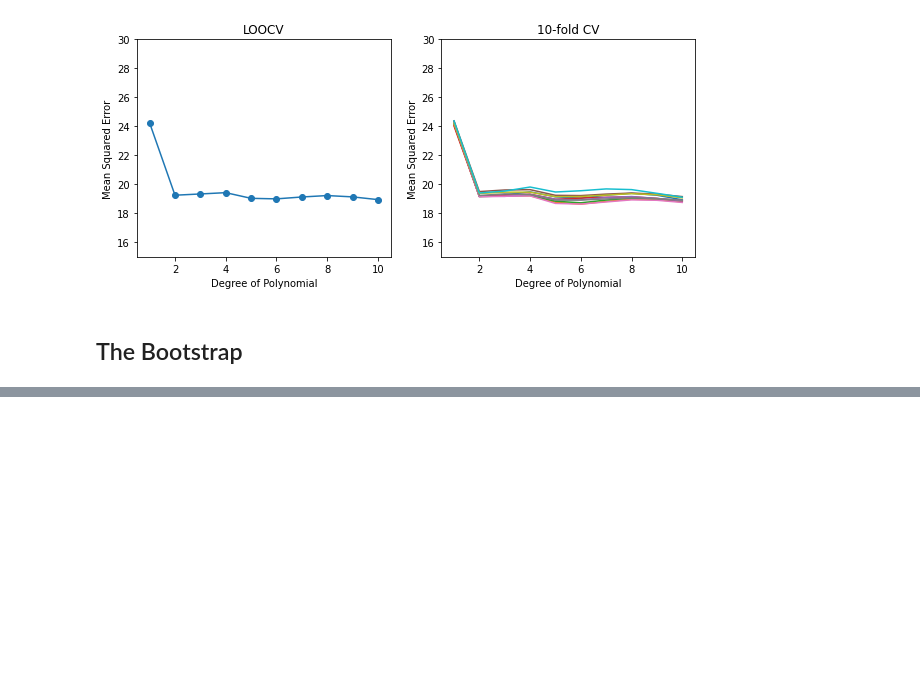
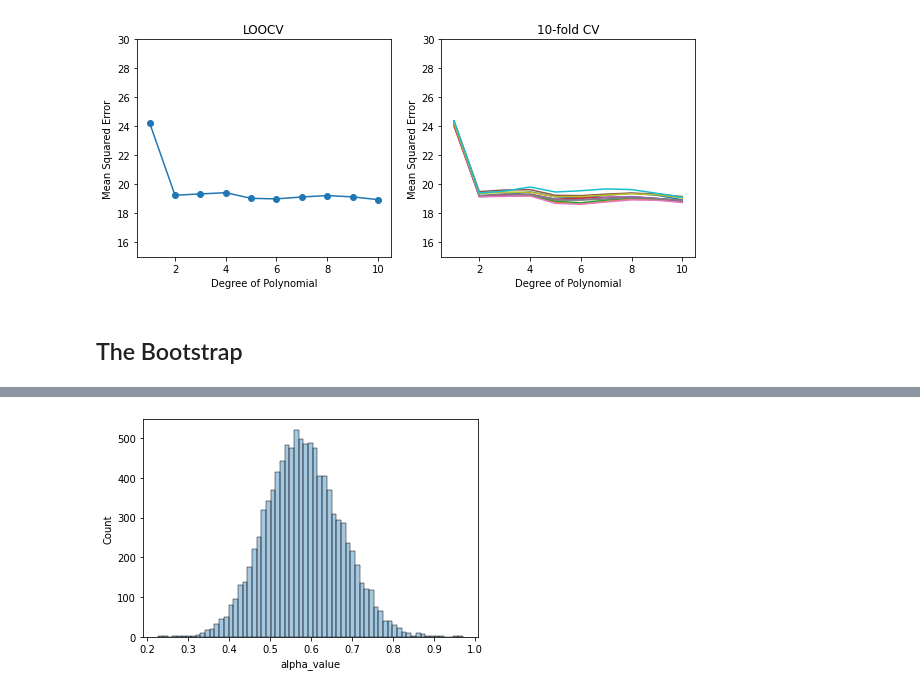
Before and after one commit to steven1174/Introduction-Statistical-Learning, a Jupyter notebook: Notebooks/Resampling Methods.ipynb, the cells around one changed output, grey strips where cells are left out. Drawn from its saved outputs; the diff is of its cells as text; code cells hidden in the pictures; blank space fills up the shorter version.

```diff
--- a/Notebooks/Resampling Methods.ipynb
+++ b/Notebooks/Resampling Methods.ipynb
@@ -283,0 +292,15 @@ array([ 0,  1,  2,  3,  4,  5,  6,  7,  8,  9, 10, 11, 12, 13, 14, 15, 16,
+# %%
+number_samples = 10000
+sample_size = 100
+
+samples_df = dict()
+
+np.random.seed(42)
+for i in range(1,number_samples + 1):
+    index = get_indices(portfolio,sample_size)
+    sample_name = f'sample_{i}'
+    samples_df[sample_name] = alpha(portfolio,index)
+
+samples_df = pd.Series(samples_df)
+samples_mean = samples_df.mean()
+samples_std = samples_df.std()
@@ -283,0 +313,11 @@ array([ 0,  1,  2,  3,  4,  5,  6,  7,  8,  9, 10, 11, 12, 13, 14, 15, 16,
+# %%
+samples_df = samples_df.to_frame()
+samples_df.columns = ['alpha_value']
+# %%
+samples_df.pipe(
+    lambda df:
+        sns.histplot(data = df,x = 'alpha_value', stat = 'count', alpha = 0.4)
+)
+plt.show()
+# %% [output]
+[figure, added]
```
Also changed, not shown: parts of 10 cells of this notebook.
